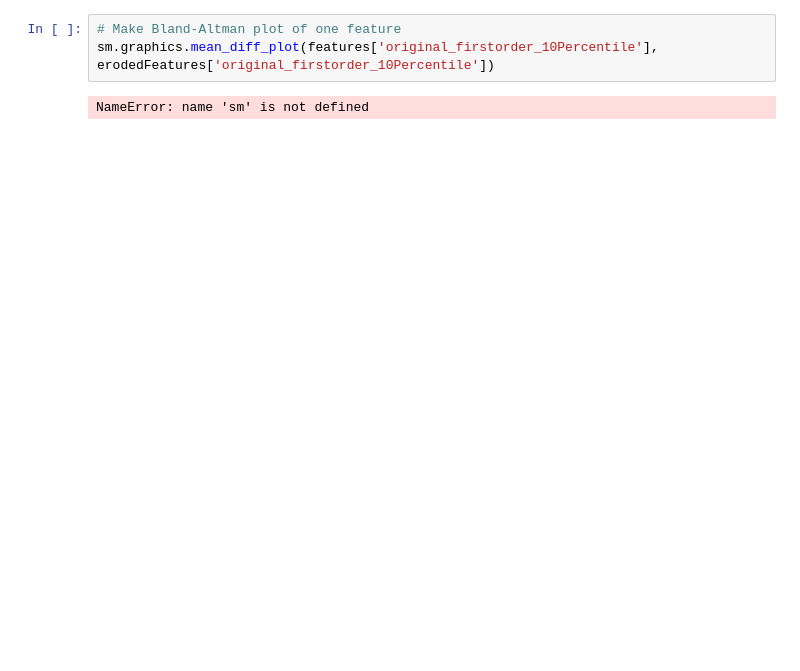
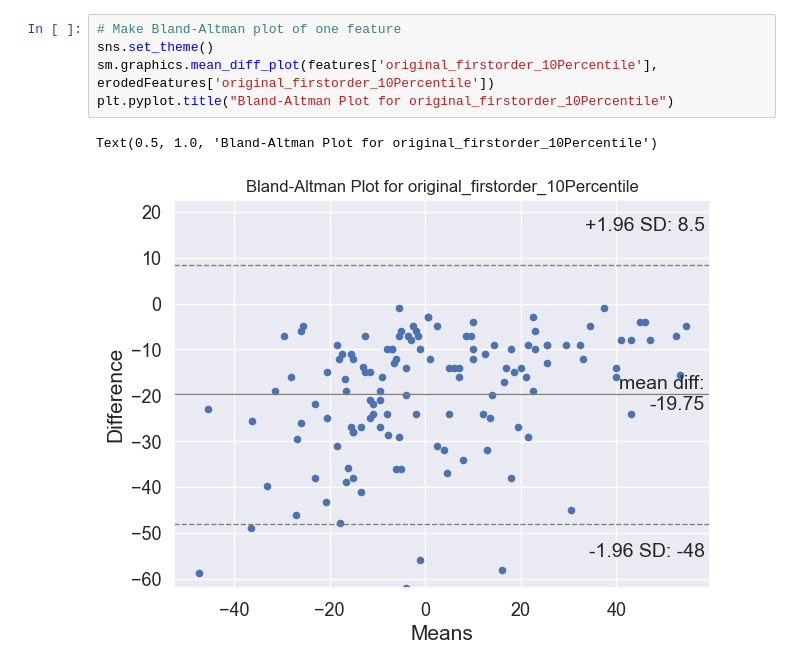
Before and after one commit to abbastshaikh/BAP1-Texture-Analysis, a Jupyter notebook: DatasetStatistics/nROA.ipynb, the cells around one changed output. Saved outputs shown, nothing was run; the diff lists cells and outputs as text; blank space fills up the shorter version.

```diff
--- a/DatasetStatistics/nROA.ipynb
+++ b/DatasetStatistics/nROA.ipynb
@@ -131,5 +139,8 @@ plt.pyplot.show()
 # %%
 # Make Bland-Altman plot of one feature
+sns.set_theme()
 sm.graphics.mean_diff_plot(features['original_firstorder_10Percentile'], erodedFeatures['original_firstorder_10Percentile'])
+plt.pyplot.title("Bland-Altman Plot for original_firstorder_10Percentile")
 # %% [output]
-NameError: name 'sm' is not defined
+Text(0.5, 1.0, 'Bland-Altman Plot for original_firstorder_10Percentile')
+[figure, added]
```
Also changed, not shown: parts of 6 cells of this notebook, 2 other files.
